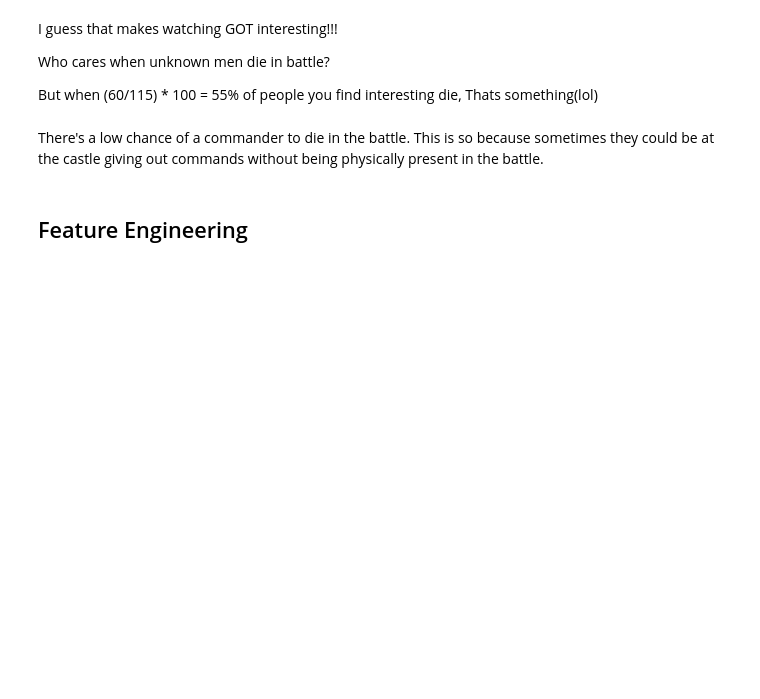
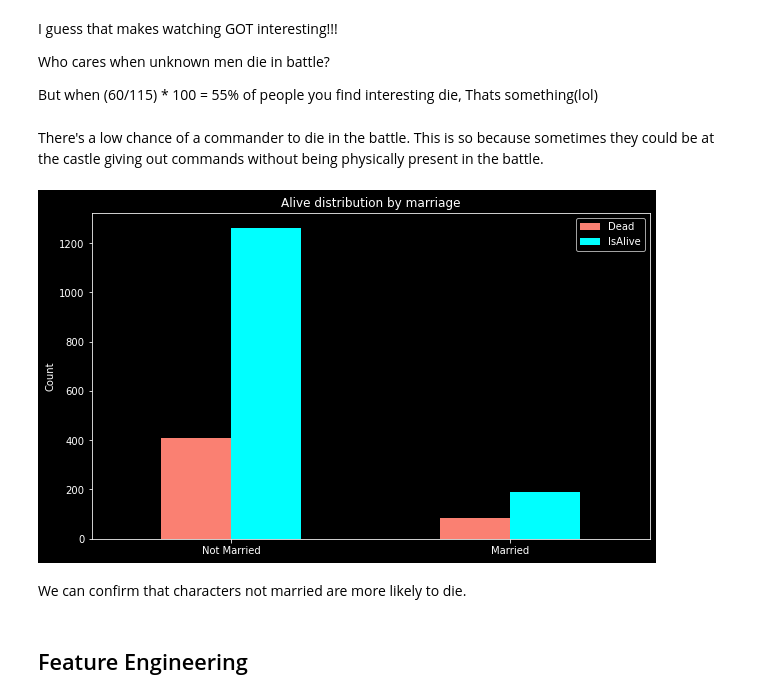
Before and after one commit to TelRich/GOT_Character_Death_Prediction, a Jupyter notebook: got_prjt_v5.ipynb, the cells around one changed output. Cells and saved outputs as stored; diff of their text form; code cells hidden in the pictures; blank space fills up the shorter version.

```diff
--- a/got_prjt_v5.ipynb
+++ b/got_prjt_v5.ipynb
@@ -275,6 +275,19 @@ Who cares when unknown men die in battle?
 But when (60/115) * 100 = 55% of people you find interesting die, Thats something(lol)
 # %% [markdown]
 There's a low chance of a commander to die in the battle. This is so because sometimes they could be at the castle giving out commands without being physically present in the battle.
+# %%
+pd.crosstab(char.isMarried, char.isAlive).plot(kind='bar', figsize=(10,6), color=["salmon", "cyan"])
+
+plt.title("Alive distribution by marriage")
+plt.xlabel("")
+plt.xticks([0,1], ['Not Married' , 'Married'], rotation='horizontal')
+plt.ylabel("Count")
+plt.legend(["Dead", "IsAlive"])
+plt.show()
+# %% [output]
+[figure, added]
+# %% [markdown]
+We can confirm that characters not married are more likely to die.
 # %% [markdown]
 <a id='FE'></a>
 ## Feature Engineering
```
Also changed, not shown: parts of 12 cells of this notebook, 1 other file.
